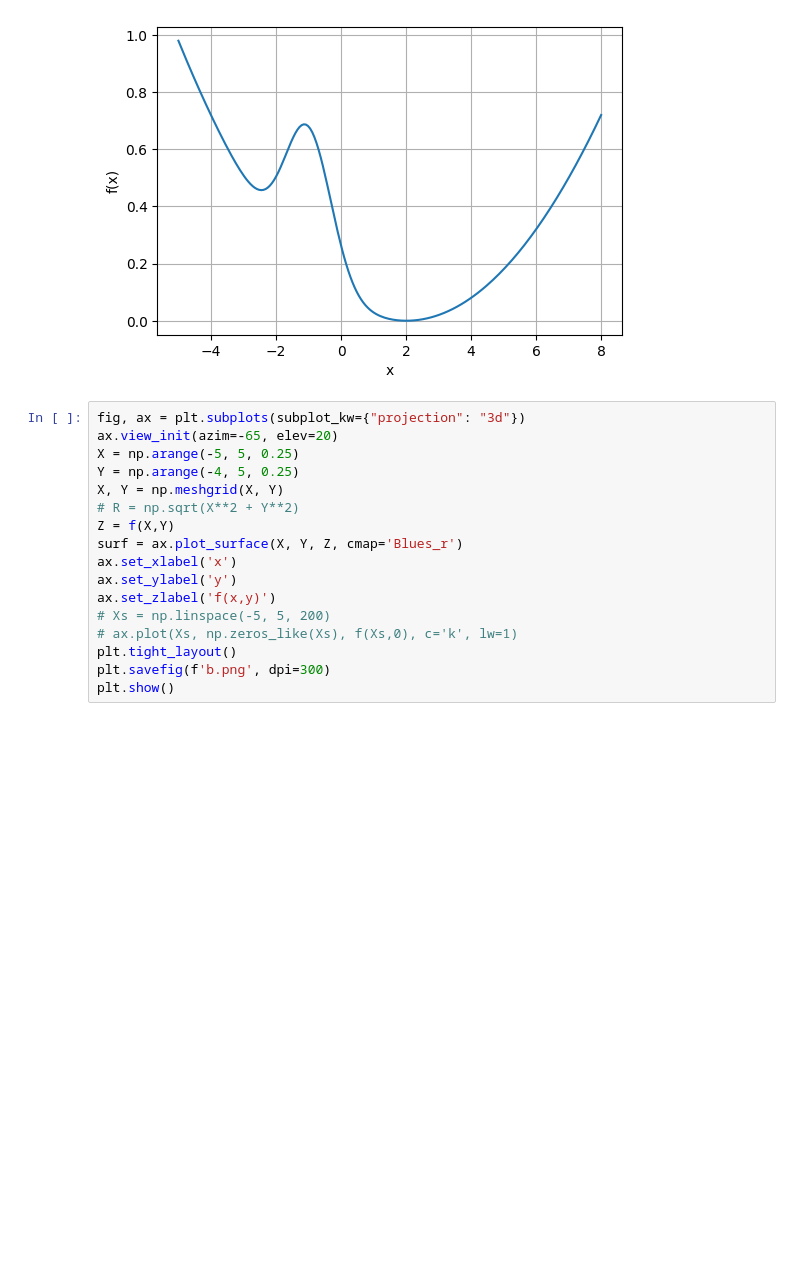
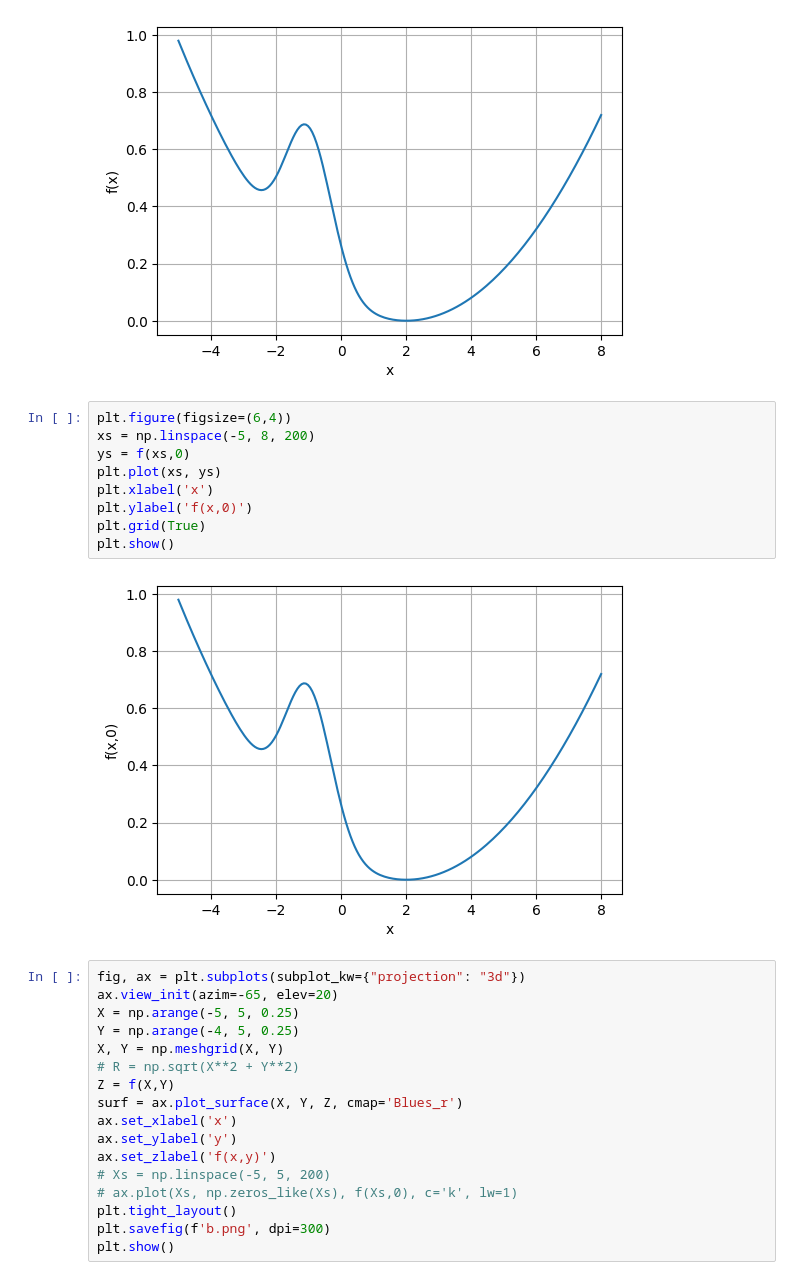
Before and after one commit to MICS-Lab/XmasPresentation2023PRFD, a Jupyter notebook: gene_plots.ipynb, the cells around one changed output. Cells and saved outputs as stored; diff of their text form; blank space fills up the shorter version.

```diff
--- a/gene_plots.ipynb
+++ b/gene_plots.ipynb
@@ -171,6 +171,17 @@ plt.grid(True)
 plt.show()
 # %% [output]
 [figure]
+# %%
+plt.figure(figsize=(6,4))
+xs = np.linspace(-5, 8, 200)
+ys = f(xs,0)
+plt.plot(xs, ys)
+plt.xlabel('x')
+plt.ylabel('f(x,0)')
+plt.grid(True)
+plt.show()
+# %% [output]
+[figure, added]
 # %%
 fig, ax = plt.subplots(subplot_kw={"projection": "3d"})
 ax.view_init(azim=-65, elev=20)
```
